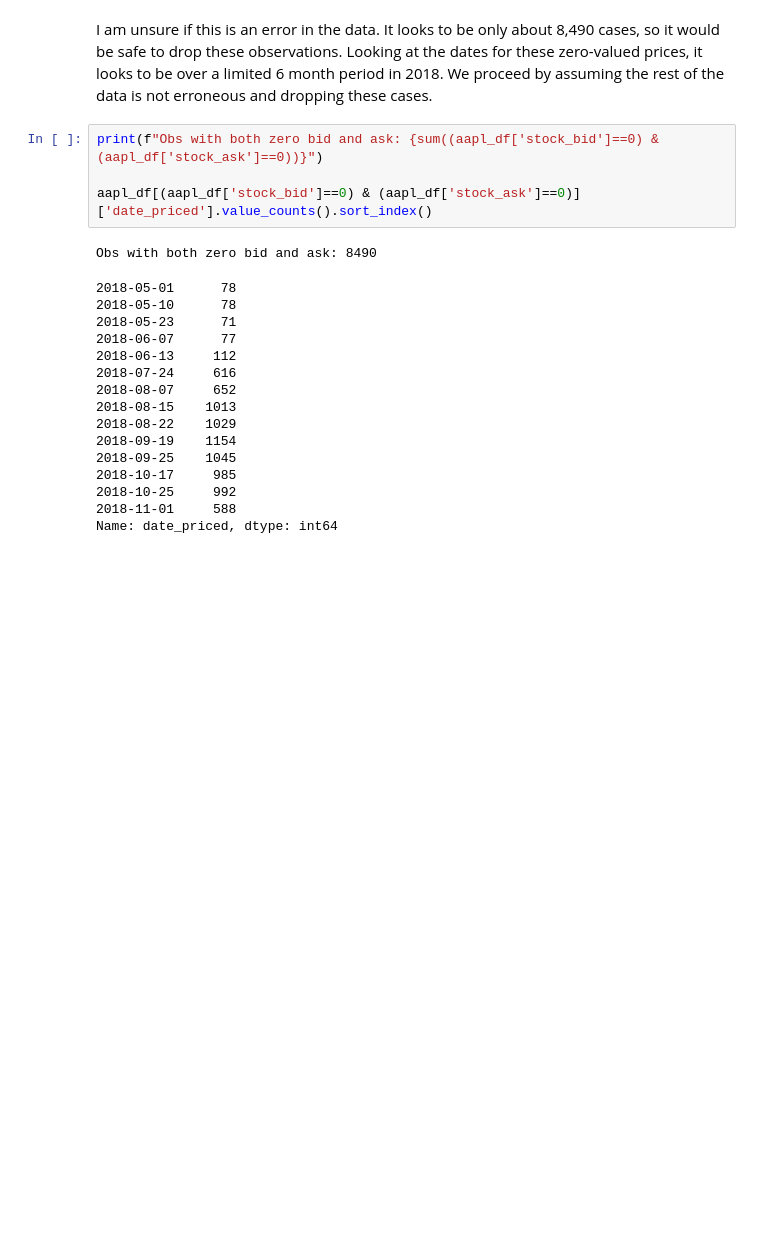
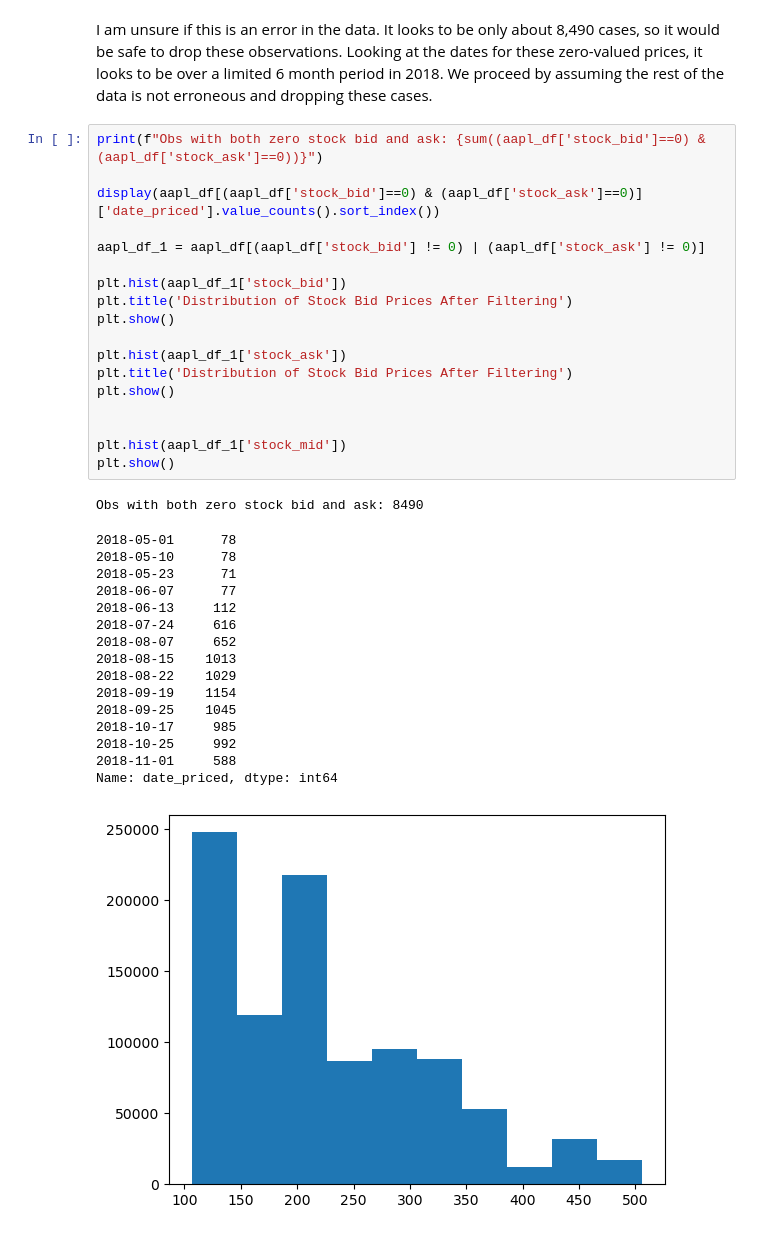
Before and after one commit to jul-ian/ml-derivatives, a Jupyter notebook: notebooks/0_EDA_and_cleaning.ipynb, the cells around one changed output. Cells and saved outputs as stored; diff of their text form; blank space fills up the shorter version.

```diff
--- a/notebooks/0_EDA_and_cleaning.ipynb
+++ b/notebooks/0_EDA_and_cleaning.ipynb
@@ -86,23 +88,38 @@ Name: stock_mid, dtype: float64
 # %% [markdown]
 I am unsure if this is an error in the data. It looks to be only about 8,490 cases, so it would be safe to drop these observations. Looking at the dates for these zero-valued prices, it looks to be over a limited 6 month period in 2018. We proceed by assuming the rest of the data is not erroneous and dropping these cases.
 # %%
-print(f"Obs with both zero bid and ask: {sum((aapl_df['stock_bid']==0) & (aapl_df['stock_ask']==0))}")
+print(f"Obs with both zero stock bid and ask: {sum((aapl_df['stock_bid']==0) & (aapl_df['stock_ask']==0))}")
 
-aapl_df[(aapl_df['stock_bid']==0) & (aapl_df['stock_ask']==0)]['date_priced'].value_counts().sort_index()
+display(aapl_df[(aapl_df['stock_bid']==0) & (aapl_df['stock_ask']==0)]['date_priced'].value_counts().sort_index())
+
+aapl_df_1 = aapl_df[(aapl_df['stock_bid'] != 0) | (aapl_df['stock_ask'] != 0)]
+
+plt.hist(aapl_df_1['stock_bid'])
+plt.title('Distribution of Stock Bid Prices After Filtering')
+plt.show()
+
+plt.hist(aapl_df_1['stock_ask'])
+plt.title('Distribution of Stock Bid Prices After Filtering')
+plt.show()
+
+
+plt.hist(aapl_df_1['stock_mid'])
+plt.show()
 # %% [output]
-Obs with both zero bid and ask: 8490
+Obs with both zero stock bid and ask: 8490
 2018-05-01      78
 2018-05-10      78
 2018-05-23      71
 2018-06-07      77
 2018-06-13     112
 2018-07-24     616
 2018-08-07     652
 2018-08-15    1013
 2018-08-22    1029
 2018-09-19    1154
 2018-09-25    1045
 2018-10-17     985
 2018-10-25     992
 2018-11-01     588
 Name: date_priced, dtype: int64
+[figure, added]
```
Also changed, not shown: parts of 3 cells of this notebook.
